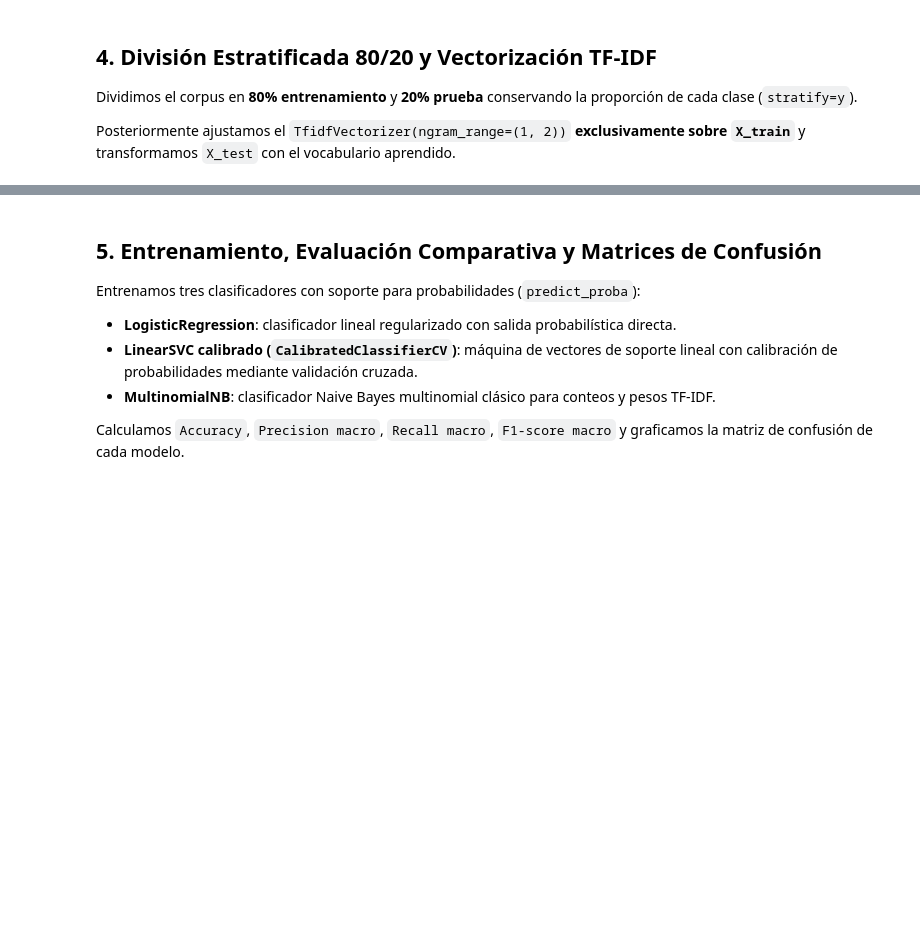
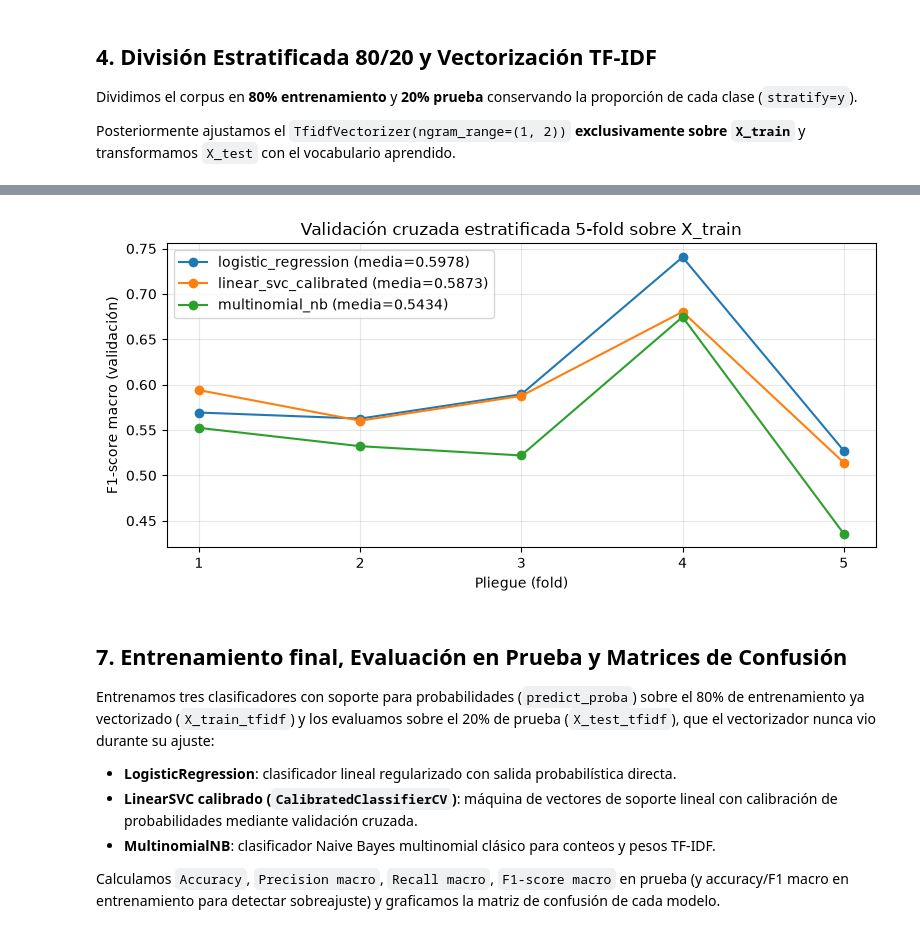
Before and after one commit to AndresGlzLeon/Tarea-especial2, a Jupyter notebook: notebooks/entrenamiento_evaluacion.ipynb, the cells around one changed output, grey strips where cells are left out. Saved outputs shown, nothing was run; the diff lists cells and outputs as text; code cells hidden in the pictures; blank space fills up the shorter version.

```diff
--- a/notebooks/entrenamiento_evaluacion.ipynb
+++ b/notebooks/entrenamiento_evaluacion.ipynb
@@ -17,13 +21,16 @@ Este notebook implementa el flujo completo de aprendizaje supervisado para el **
 ## 1. Importación de librerías y configuración de rutas
 # %%
 import json
+import platform
 import sys
 from pathlib import Path
 
 import joblib
 import matplotlib.pyplot as plt
+import numpy as np
 import pandas as pd
 import seaborn as sns
+import sklearn
 from sklearn.calibration import CalibratedClassifierCV
 from sklearn.feature_extraction.text import TfidfVectorizer
 from sklearn.linear_model import LogisticRegression
@@ -32,11 +39,13 @@ from sklearn.metrics import (
     classification_report,
     confusion_matrix,
     f1_score,
+    make_scorer,
     precision_score,
     recall_score,
 )
-from sklearn.model_selection import train_test_split
+from sklearn.model_selection import StratifiedKFold, cross_validate, train_test_split
 from sklearn.naive_bayes import MultinomialNB
+from sklearn.pipeline import Pipeline
 from sklearn.svm import LinearSVC
 
 # Configurar la raíz del proyecto para importar src.preprocess
@@ -53,7 +62,16 @@ VECTORIZER_OUTPUT_PATH = MODELS_DIR / "vectorizador.pkl"
 MODEL_OUTPUT_PATH = MODELS_DIR / "modelo.pkl"
 METRICS_OUTPUT_PATH = REPORTS_DIR / "metrics.json"
 
+# Semilla única del proyecto (docs/CONTRATOS.md, sección 4)
+RANDOM_STATE = 42
+
+# Fase 3: False -> no se escriben models/*.pkl, reports/metrics.json ni PNG en reports/.
+# La exportación definitiva corresponde a la Fase 4 del cronograma (cambiar a True en esa fase).
+EXPORTAR_ARTEFACTOS = False
+
 MODELS_DIR.mkdir(parents=True, exist_ok=True)
 REPORTS_DIR.mkdir(parents=True, exist_ok=True)
 
 print(f"Directorio base del proyecto: {BASE_DIR}")
+print(f"Python {platform.python_version()} | scikit-learn {sklearn.__version__} | pandas {pd.__version__} | numpy {np.__version__}")
+print(f"EXPORTAR_ARTEFACTOS = {EXPORTAR_ARTEFACTOS}")
@@ -108,0 +212,11 @@ print(f"Tamaño de prueba:        {X_test_tfidf.shape[0]} muestras")
+# %%
+def crear_clasificadores() -> dict:
+    """Devuelve instancias nuevas (sin entrenar) de los 3 modelos del contrato."""
+    return {
+        "logistic_regression": LogisticRegression(max_iter=1000, random_state=RANDOM_STATE),
+        "linear_svc_calibrated": CalibratedClassifierCV(LinearSVC(random_state=RANDOM_STATE), cv=3),
+        "multinomial_nb": MultinomialNB(),
+    }
+
+for nombre, clf in crear_clasificadores().items():
+    print(f"{nombre:<24} -> {clf}")
@@ -109,12 +290,27 @@ print(f"Tamaño de prueba:        {X_test_tfidf.shape[0]} muestras")
+# %%
+# Comparación visual de F1 macro por pliegue (validación cruzada)
+fig, ax = plt.subplots(figsize=(8, 4))
+for nombre, valores in f1_por_pliegue.items():
+    ax.plot(range(1, 6), valores, marker="o", label=f"{nombre} (media={np.mean(valores):.4f})")
+ax.set_xticks(range(1, 6))
+ax.set_xlabel("Pliegue (fold)")
+ax.set_ylabel("F1-score macro (validación)")
+ax.set_title("Validación cruzada estratificada 5-fold sobre X_train")
+ax.legend()
+ax.grid(alpha=0.3)
+plt.tight_layout()
+plt.show()
+# %% [output]
+[figure, added]
 # %% [markdown]
-## 5. Entrenamiento, Evaluación Comparativa y Matrices de Confusión
+## 7. Entrenamiento final, Evaluación en Prueba y Matrices de Confusión
 
-Entrenamos tres clasificadores con soporte para probabilidades (`predict_proba`):
+Entrenamos tres clasificadores con soporte para probabilidades (`predict_proba`) sobre el 80% de entrenamiento ya vectorizado (`X_train_tfidf`) y los evaluamos sobre el 20% de prueba (`X_test_tfidf`), que el vectorizador nunca vio durante su ajuste:
 - **LogisticRegression**: clasificador lineal regularizado con salida probabilística directa.
 - **LinearSVC calibrado (`CalibratedClassifierCV`)**: máquina de vectores de soporte lineal con calibración de probabilidades mediante validación cruzada.
 - **MultinomialNB**: clasificador Naive Bayes multinomial clásico para conteos y pesos TF-IDF.
 
-Calculamos `Accuracy`, `Precision macro`, `Recall macro`, `F1-score macro` y graficamos la matriz de confusión de cada modelo.
+Calculamos `Accuracy`, `Precision macro`, `Recall macro`, `F1-score macro` en prueba (y accuracy/F1 macro en entrenamiento para detectar sobreajuste) y graficamos la matriz de confusión de cada modelo.
 # %%
 etiquetas = sorted(y.unique().tolist())
 
```
Also changed, not shown: parts of 16 cells of this notebook.
